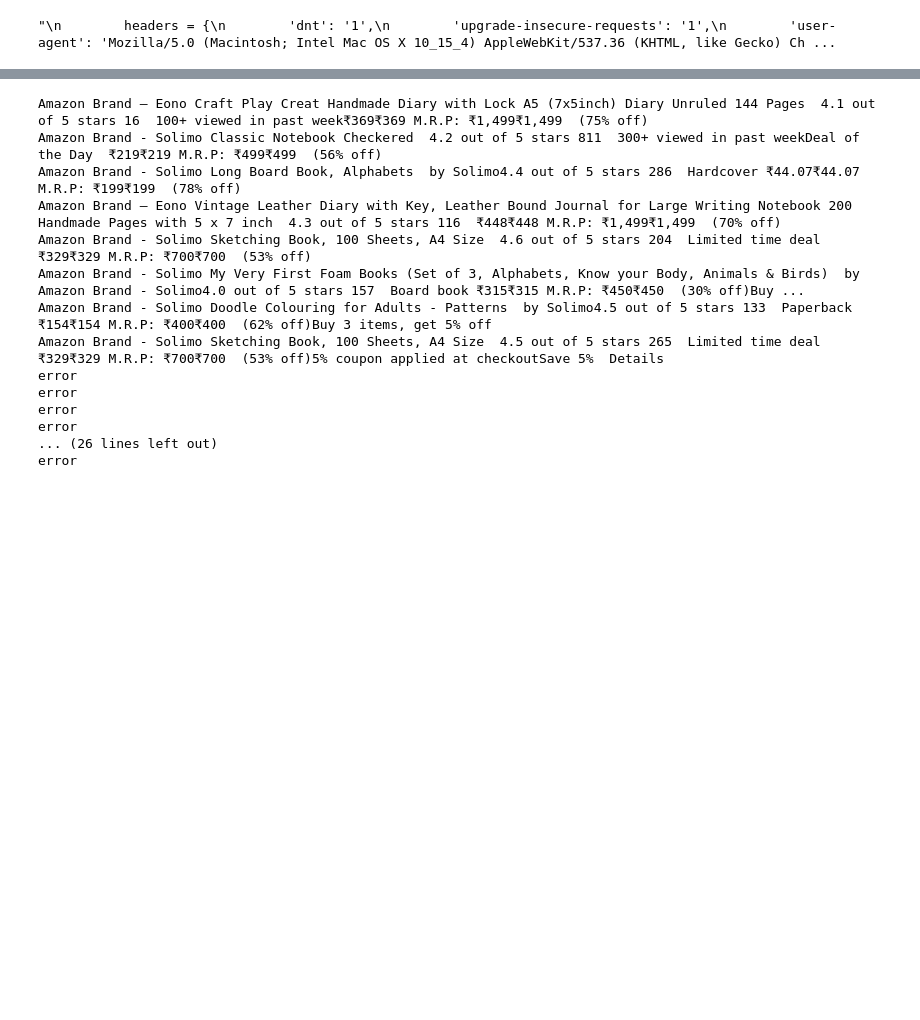
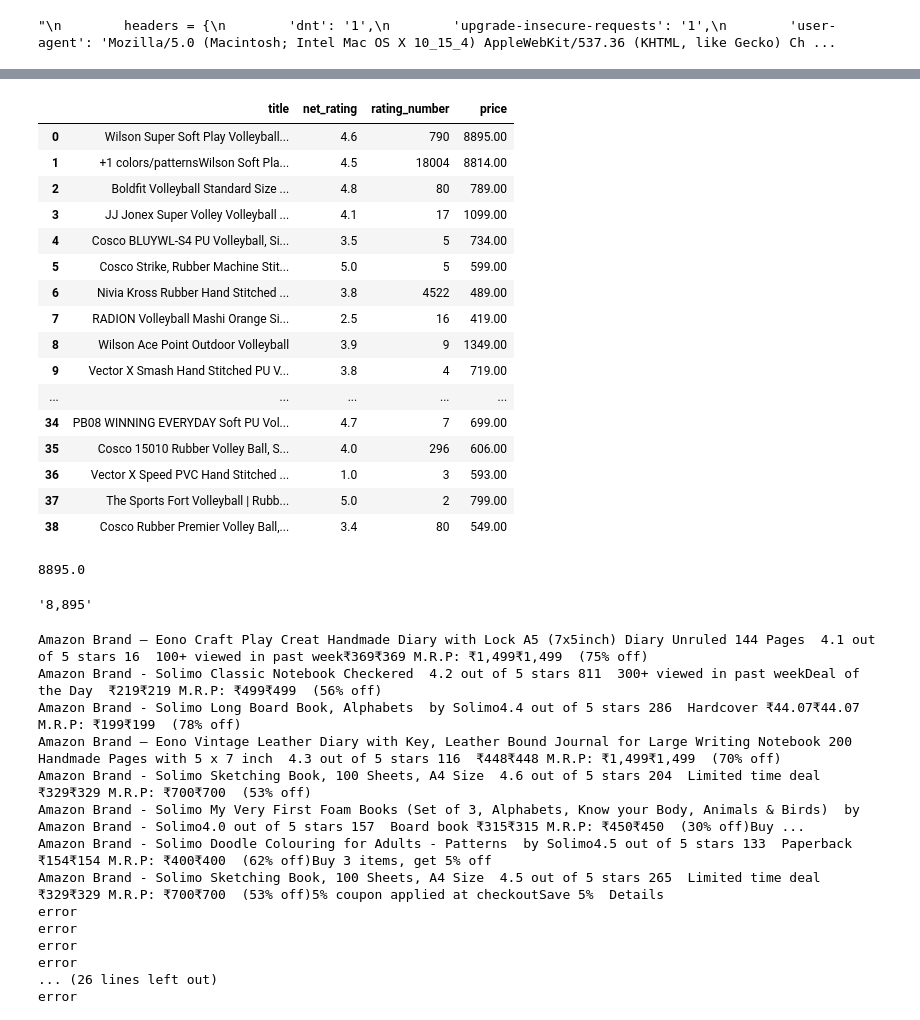
Before and after one commit to innovsm/amazon_scraper, a Jupyter notebook: experiment.ipynb, the cells around one changed output, grey strips where cells are left out. Cells and saved outputs as stored; diff of their text form; code cells hidden in the pictures; blank space fills up the shorter version.

```diff
--- a/experiment.ipynb
+++ b/experiment.ipynb
@@ -93,16 +92,17 @@ def scrape_amazon_data(product):
 
             total_rating = target_string[1].split("stars")
             rating_number = total_rating[1].split(" ")[1]
-            price = total_rating[1].split("M.R.P:")[1].split(" ")[1].split("₹")[1]
+            price =  total_rating[1].split(" ")[3].split("₹")[1]
+            #price = str(price)
             #print([title_name, float(net_rating), int(rating_number.replace(",", "")), float(price.replace(",", ""))])
             final_list.append([title_name, float(net_rating), int(rating_number.replace(",", "")), float(price.replace(",", ""))])
         except:
             print("Error while processing the data")
 
-    return pd.DataFrame(final_list, columns=["title", "net_rating", "rating_number", "price"])
+    return [raw_list,pd.DataFrame(final_list, columns=["title", "net_rating", "rating_number", "price"])]
 # %%
 for i in range(10):
-    alfa = scrape_amazon_data("classmate pen")
+    alfa = scrape_amazon_data("Wilson Super Soft Play Volleyball - Orange/Blue ")
     if(len(alfa) != 0):
         break
 alfa
@@ -146,0 +142,20 @@ Error while processing the data
+# %%
+alfa[1]
+# %% [output]
+|  | title | net_rating | rating_number | price |
+| 0 | Wilson Super Soft Play Volleyball... | 4.6 | 790 | 8895.00 |
+| 1 | +1 colors/patternsWilson Soft Pla... | 4.5 | 18004 | 8814.00 |
+| 2 | Boldfit Volleyball Standard Size ... | 4.8 | 80 | 789.00 |
+| 3 | JJ Jonex Super Volley Volleyball ... | 4.1 | 17 | 1099.00 |
+| 4 | Cosco BLUYWL-S4 PU Volleyball, Si... | 3.5 | 5 | 734.00 |
+| 5 | Cosco Strike, Rubber Machine Stit... | 5.0 | 5 | 599.00 |
+| 6 | Nivia Kross Rubber Hand Stitched ... | 3.8 | 4522 | 489.00 |
+| 7 | RADION Volleyball Mashi Orange Si... | 2.5 | 16 | 419.00 |
+| 8 | Wilson Ace Point Outdoor Volleyball | 3.9 | 9 | 1349.00 |
+| 9 | Vector X Smash Hand Stitched PU V... | 3.8 | 4 | 719.00 |
+| ... | ... | ... | ... | ... |
+| 34 | PB08 WINNING EVERYDAY Soft PU Vol... | 4.7 | 7 | 699.00 |
+| 35 | Cosco 15010 Rubber Volley Ball, S... | 4.0 | 296 | 606.00 |
+| 36 | Vector X Speed PVC Hand Stitched ... | 1.0 | 3 | 593.00 |
+| 37 | The Sports Fort Volleyball | Rubb... | 5.0 | 2 | 799.00 |
+| 38 | Cosco Rubber Premier Volley Ball,... | 3.4 | 80 | 549.00 |
@@ -147,3 +180,12 @@ Error while processing the data
+# %%
+float(price.replace(",", ""))
+# %% [output]
+8895.0
+# %%
+price =  total_rating[1].split(" ")[3].split("₹")[1]
+price
+# %% [output]
+'8,895'
 # %%
 import time
 import numpy as np
```
Also changed, not shown: parts of 4 cells of this notebook, 1 other file.
